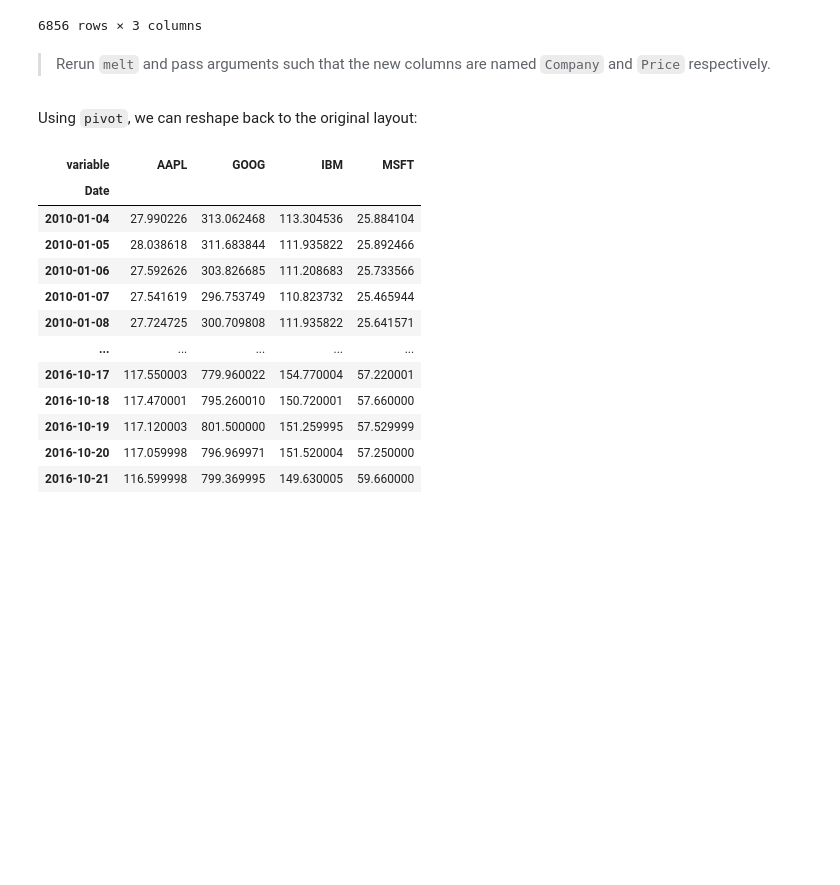
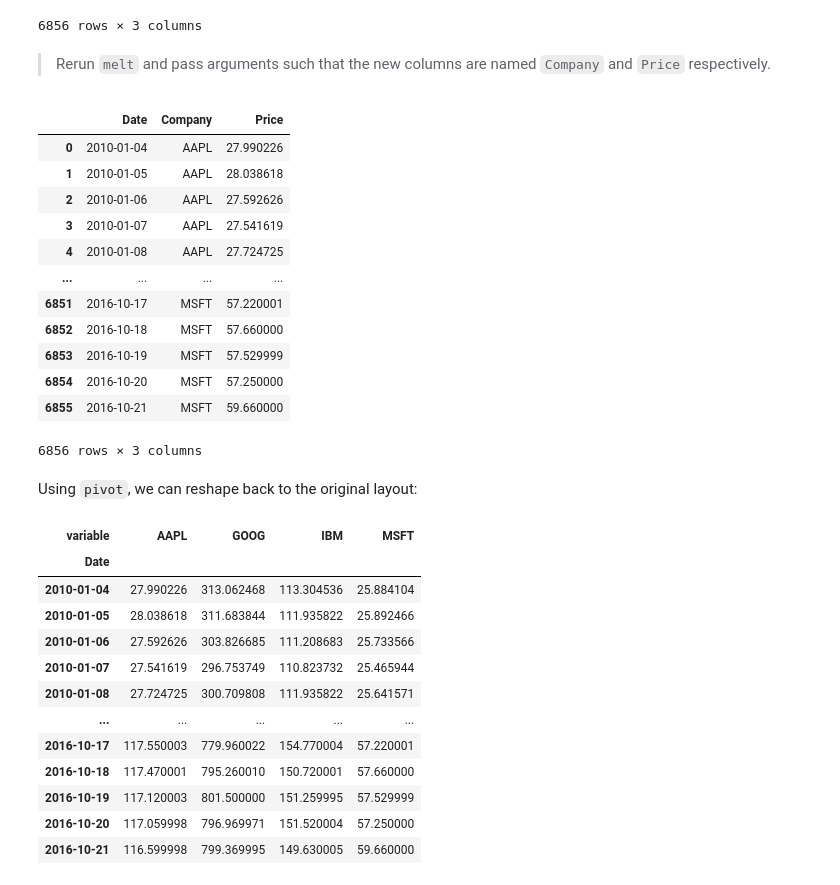
Before and after one commit to hydrocort/5m-data-1.9-eda-advanced, a Jupyter notebook: notebooks/eda_advanced_lesson.ipynb, the cells around one changed output. Cells and saved outputs as stored; diff of their text form; code cells hidden in the pictures; blank space fills up the shorter version.

```diff
--- a/notebooks/eda_advanced_lesson.ipynb
+++ b/notebooks/eda_advanced_lesson.ipynb
@@ -1452,6 +1459,24 @@ melted
 6856 rows × 3 columns
 # %% [markdown]
 > Rerun `melt` and pass arguments such that the new columns are named `Company` and `Price` respectively.
+# %%
+melted_renamed = pd.melt(price_reindex, id_vars="Date", var_name="Company", value_name="Price")
+
+melted_renamed
+# %% [output]
+|  | Date | Company | Price |
+| 0 | 2010-01-04 | AAPL | 27.990226 |
+| 1 | 2010-01-05 | AAPL | 28.038618 |
+| 2 | 2010-01-06 | AAPL | 27.592626 |
+| 3 | 2010-01-07 | AAPL | 27.541619 |
+| 4 | 2010-01-08 | AAPL | 27.724725 |
+| ... | ... | ... | ... |
+| 6851 | 2016-10-17 | MSFT | 57.220001 |
+| 6852 | 2016-10-18 | MSFT | 57.660000 |
+| 6853 | 2016-10-19 | MSFT | 57.529999 |
+| 6854 | 2016-10-20 | MSFT | 57.250000 |
+| 6855 | 2016-10-21 | MSFT | 59.660000 |
+6856 rows × 3 columns
 # %% [markdown]
 Using `pivot`, we can reshape back to the original layout:
 # %%
```
Also changed, not shown: parts of 24 cells of this notebook.
